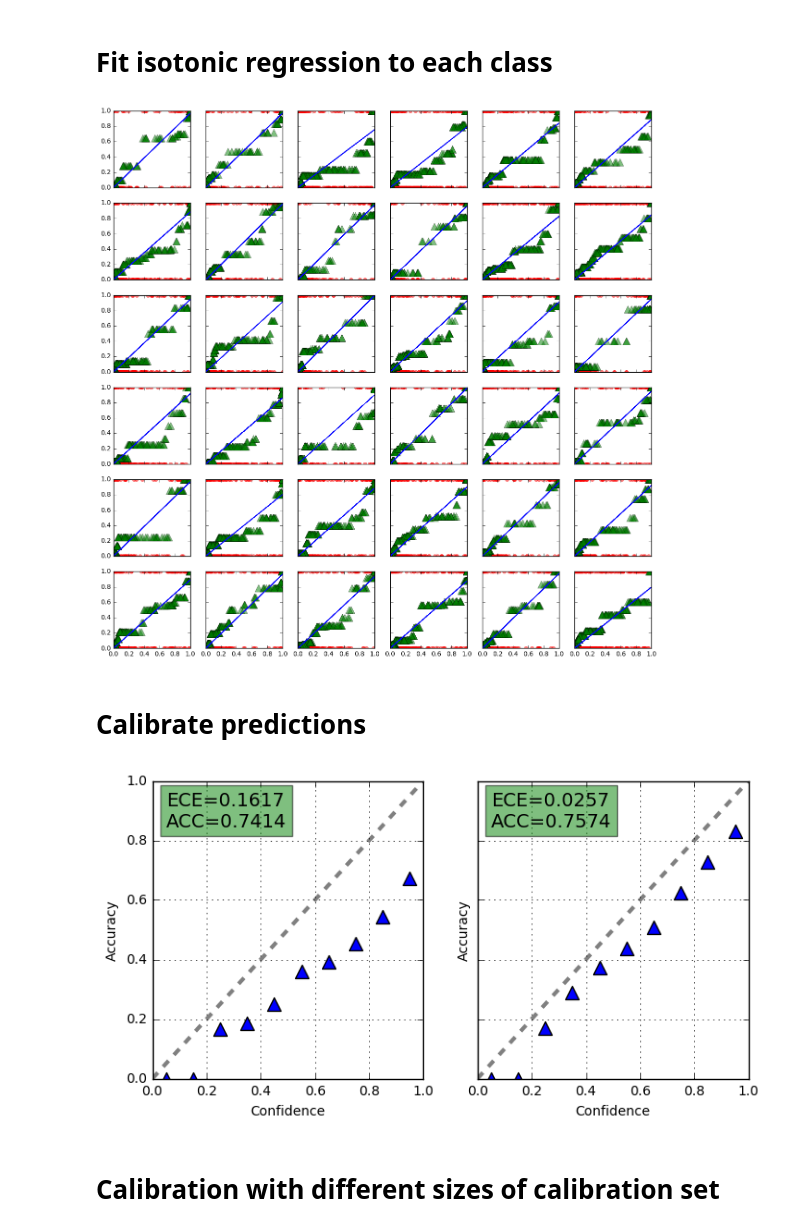
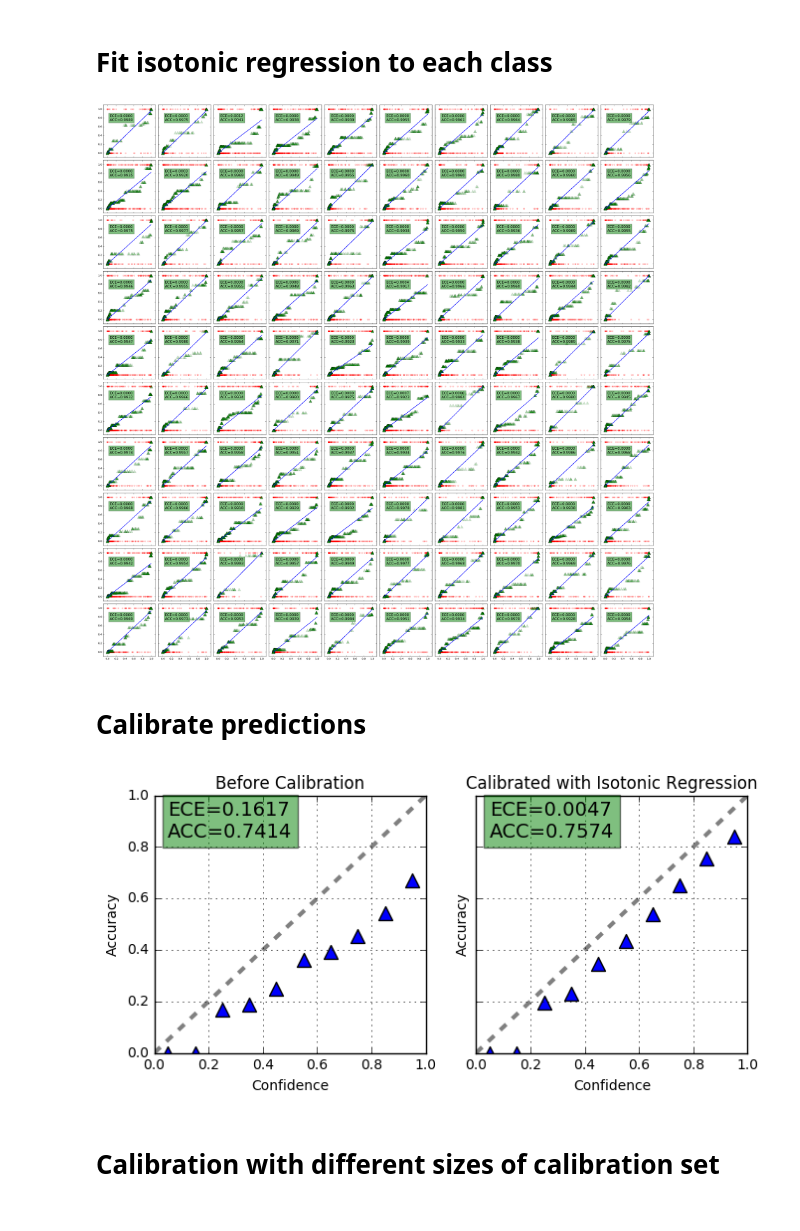
Before and after one commit to disiji/nn_assessor, a Jupyter notebook: binary_isotonic_regression.ipynb, the cells around one changed output. Cells and saved outputs as stored; diff of their text form; code cells hidden in the pictures.

Commit message:
binary isotonic regression

```diff
--- a/binary_isotonic_regression.ipynb
+++ b/binary_isotonic_regression.ipynb
@@ -11,14 +11,15 @@ warnings.filterwarnings("ignore")
 NUM_BINS = 10
 N = 10000 # takes value from 1 to 10000
 NUM_CLASSES =  100
-NUM_CLASSES_PLOT = 36
-NUM_COL = 6
+NUM_CLASSES_PLOT = 100
+NUM_COL = 10
+METHOD_NAME = "binary_isotonic_regression"
 # %%
 # Load prediction from ResNet on CIFAR100 test data, which contains 10,000 images.
 # https://github.com/rloganiv/pytorch-classification/blob/master/predict.py
 # data: a numpy array of size 10,000 * 101. For each row, the first entry is the true label,
 #       following by softmax of output logits of this image for each class.
-data = np.genfromtxt("cifar100_predictions_dropout.txt")[0:N,:]# 10000*101
+data = np.genfromtxt("data/cifar100_predictions_dropout.txt")[0:N,:]# 10000*101
 # %%
 p = data[:,1:]
 Y_predict = np.argmax(p, axis=1)
@@ -27,31 +28,36 @@ Y_true = data[:,0]
 # Fit isotonic regression to each class
 # %%
 f, ax = plt.subplots(NUM_CLASSES_PLOT/NUM_COL, NUM_COL, sharex='col', sharey='row')
-f.set_figheight(15)
-f.set_figwidth(15)
+f.set_figheight(30)
+f.set_figwidth(30)
 for K in range(NUM_CLASSES_PLOT):
-    Y_predict_K = p[:,K]
-    Y_true_K = np.array((Y_true == K)) * 1
     ax[K/NUM_COL, K%NUM_COL] = isotonic_regression(\
                                 ax[K/NUM_COL, K%NUM_COL],
-                                Y_predict_K,
-                                Y_true_K)
+                                p[:,K],
+                                np.array((Y_true == K)) * 1)
+f.tight_layout()
+f.savefig("figures/%s/reliability_per_class.png" % METHOD_NAME)
+f.savefig("figures/%s/reliability_per_class.eps" % METHOD_NAME, format='eps',dpi=1000)
 #plt.legend(('Data', 'Isotonic Fit', 'Linear Fit'), loc='lower right')
 # %% [output]
-[figure, old version]
+[figure, new version]
 # %% [markdown]
 # Calibrate predictions
 # %%
 ece = dict()
 acc = dict()
 # %%
-p_calibrated = isotonic_calibrate(p, Y_true, p)
+p_calibrated = isotonic_calibration(p, Y_true, p)
 
-fig, axs = plt.subplots(nrows=1, ncols=2, sharey=True, figsize = (8, 4))
+fig, axs = plt.subplots(nrows=1, ncols=2, sharey=True, figsize = (7, 3.5))
 ece[0], acc[0], axs[0] = reliability_plot(axs[0], p, Y_true, NUM_BINS)
 ece[N], acc[N], axs[1] = reliability_plot(axs[1], p_calibrated, Y_true, NUM_BINS)
+axs[0].set_title("Before Calibration")
+axs[1].set_title("Calibrated with Isotonic Regression")
+fig.tight_layout()
+fig.savefig("figures/%s/binary_isotonic_reliability.png" % METHOD_NAME)
 # %% [output]
-[figure, old version]
+[figure, new version]
 # %% [markdown]
 # Calibration with different sizes of calibration set
 # %%
```
Also changed, not shown: parts of 2 cells of this notebook, 18 other files.
